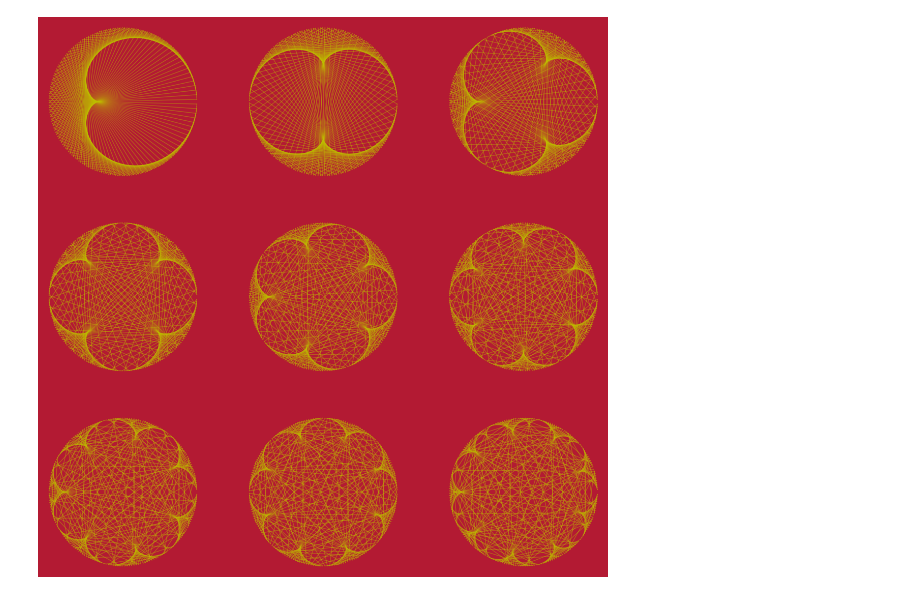
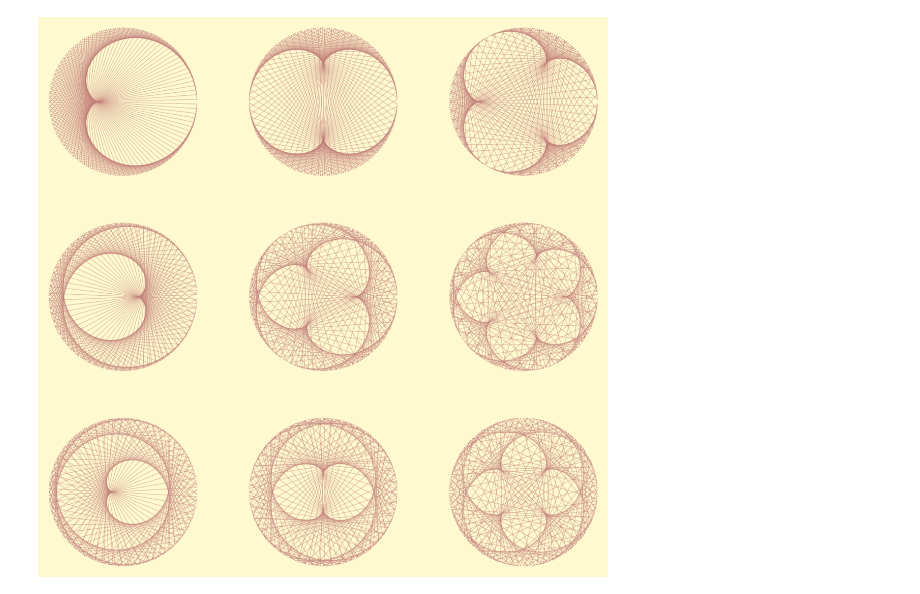
Before and after one commit to Dmacracy/Small-Math-Programs, a Jupyter notebook: cycloids.ipynb, the cells around one changed output. Saved outputs shown, nothing was run; the diff lists cells and outputs as text; code cells hidden in the pictures.

```diff
--- a/cycloids.ipynb
+++ b/cycloids.ipynb
@@ -24,18 +24,17 @@ draw_epicycloid(1,7)
 # %%
-def create_multi_cycloids(avals, bvals, n=200, alpha=0.4, linestyle='g-', backcolor=(0,0,0)):
+def create_multi_cycloids(avals, bvals, n=200, alpha=0.4, color="green", backcolor=(0,0,0)):
     # Create a figure:
     plt.figure(figsize=(20, 20),facecolor=backcolor)
-    # Create 5 X 5 subplots
     for i, a in enumerate(avals):
         # for each subplot load in the ith frame
         ax = plt.subplot(int(np.sqrt(len(avals))), int(np.sqrt(len(avals))), i+1)
         x = np.linspace(0, 2 * np.pi, n)
         ax.set_aspect(1)
         plt.axis('off')
-        ax.plot([np.cos(avals[i]*x), np.cos(bvals[i]*x)], [np.sin(avals[i]*x), np.sin(bvals[i]*x)], linestyle, alpha=alpha)
+        ax.plot([np.cos(avals[i]*x), np.cos(bvals[i]*x)], [np.sin(avals[i]*x), np.sin(bvals[i]*x)], color, alpha=alpha)
     # Save the set of subplots:
     plt.savefig("cycloids.png")
-# %%
-create_multi_cycloids([1,1,1,1,1,1,1,1,1], [2, 3, 4, 5, 6, 7, 8, 9, 10], linestyle='y-', backcolor=(0.7,0.1,0.2))
-# %% [output]
-[figure, removed]
+# %%
+create_multi_cycloids([1,1,1,2,2,2,3,3,3], [2, 3, 4, 3, 5, 7, 4, 5, 7], color='xkcd:brownish pink', backcolor='xkcd:pale')
+# %% [output]
+[figure, added]
```
Also changed, not shown: parts of 6 cells of this notebook.
